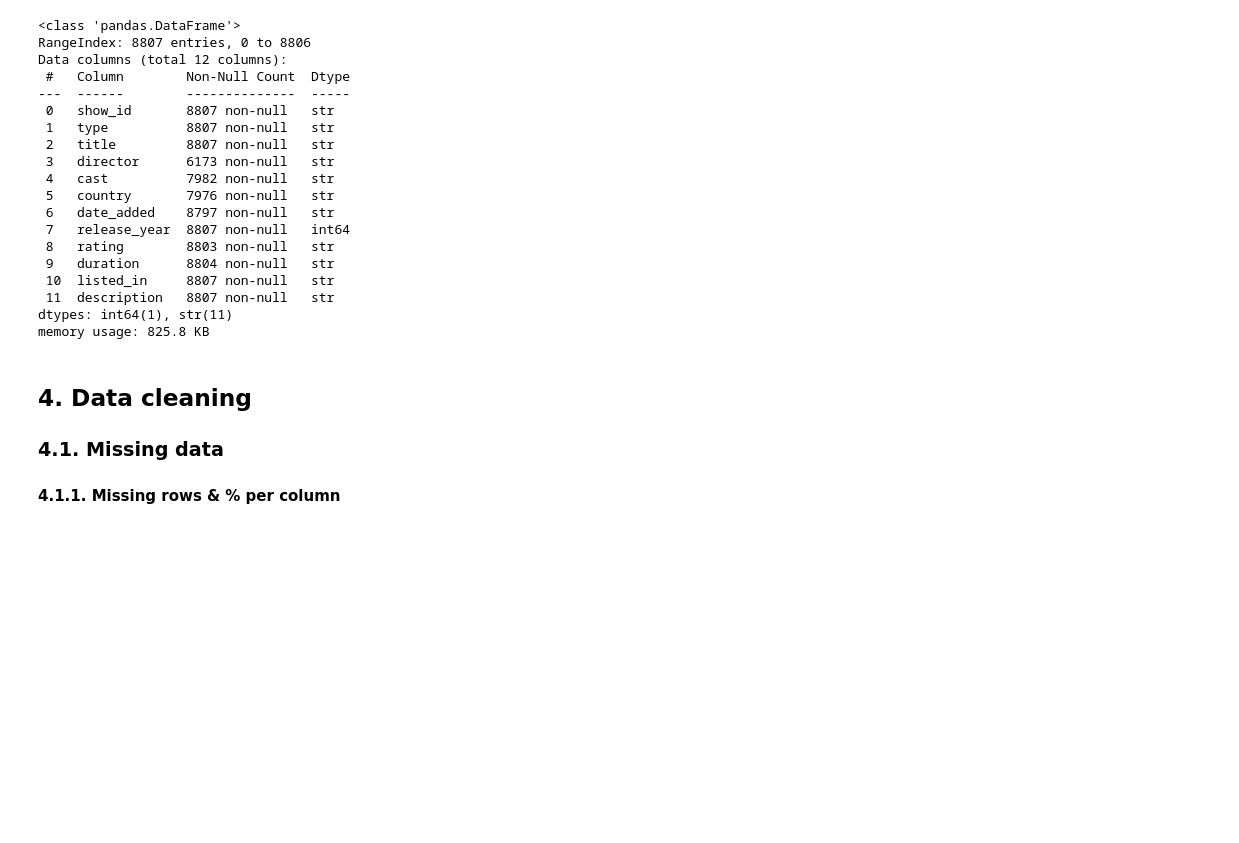
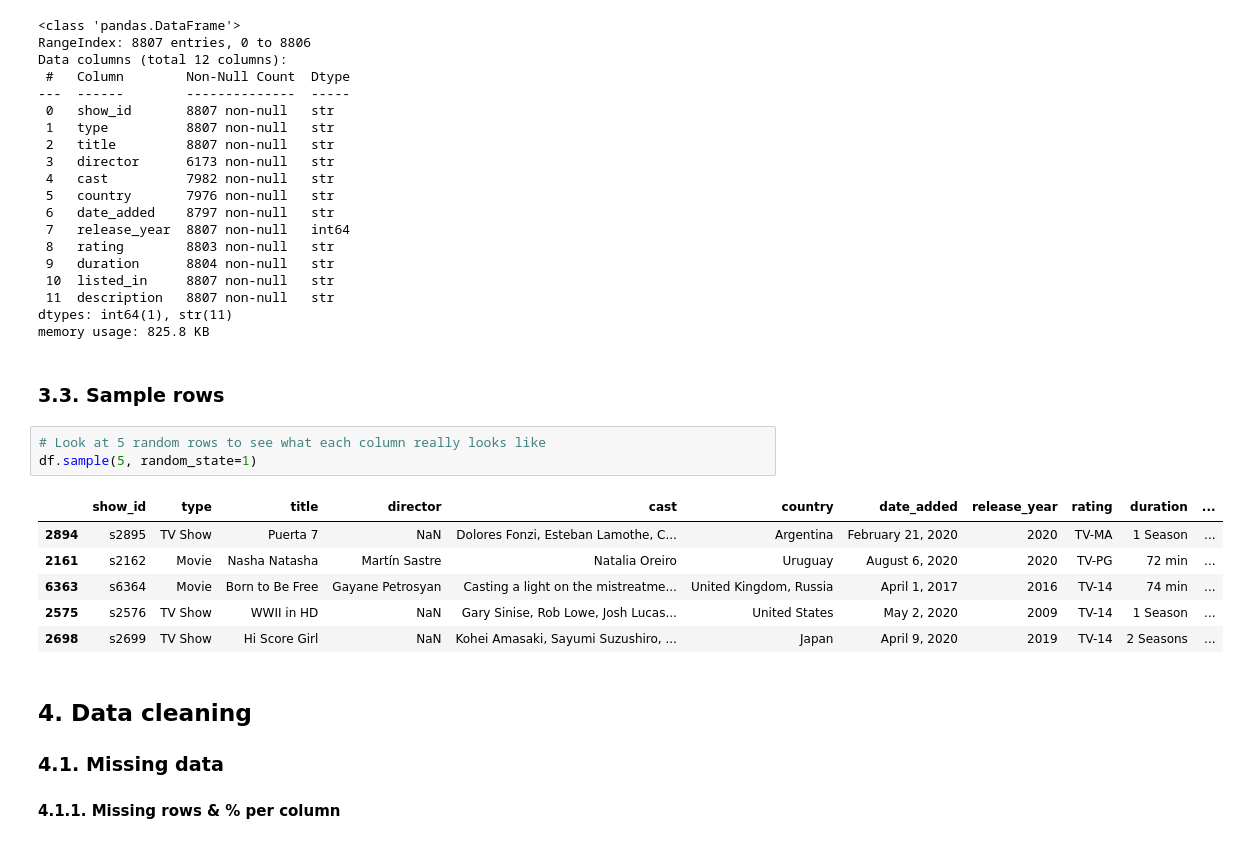
Before and after one commit to annguyen68-crypto/Netflix_project, a Jupyter notebook: Netflix_EDA_English.ipynb, the cells around one changed output. Drawn from its saved outputs; the diff is of its cells as text; blank space fills up the shorter version.

Commit message:
Add section 3.3 (sample rows) referenced in format standardization

```diff
--- a/Netflix_EDA_English.ipynb
+++ b/Netflix_EDA_English.ipynb
@@ -80,6 +80,18 @@ Data columns (total 12 columns):
  11  description   8807 non-null   str
 dtypes: int64(1), str(11)
 memory usage: 825.8 KB
+# %% [markdown]
+### 3.3. Sample rows
+# %%
+# Look at 5 random rows to see what each column really looks like
+df.sample(5, random_state=1)
+# %% [output]
+|  | show_id | type | title | director | cast | country | date_added | release_year | rating | duration | ... |
+| 2894 | s2895 | TV Show | Puerta 7 | NaN | Dolores Fonzi, Esteban Lamothe, C... | Argentina | February 21, 2020 | 2020 | TV-MA | 1 Season | ... |
+| 2161 | s2162 | Movie | Nasha Natasha | Martín Sastre | Natalia Oreiro | Uruguay | August 6, 2020 | 2020 | TV-PG | 72 min | ... |
+| 6363 | s6364 | Movie | Born to Be Free | Gayane Petrosyan | Casting a light on the mistreatme... | United Kingdom, Russia | April 1, 2017 | 2016 | TV-14 | 74 min | ... |
+| 2575 | s2576 | TV Show | WWII in HD | NaN | Gary Sinise, Rob Lowe, Josh Lucas... | United States | May 2, 2020 | 2009 | TV-14 | 1 Season | ... |
+| 2698 | s2699 | TV Show | Hi Score Girl | NaN | Kohei Amasaki, Sayumi Suzushiro, ... | Japan | April 9, 2020 | 2019 | TV-14 | 2 Seasons | ... |
 # %% [markdown]
 ## 4. Data cleaning
 
```
Also changed, not shown: parts of 12 cells of this notebook, 1 other file.
